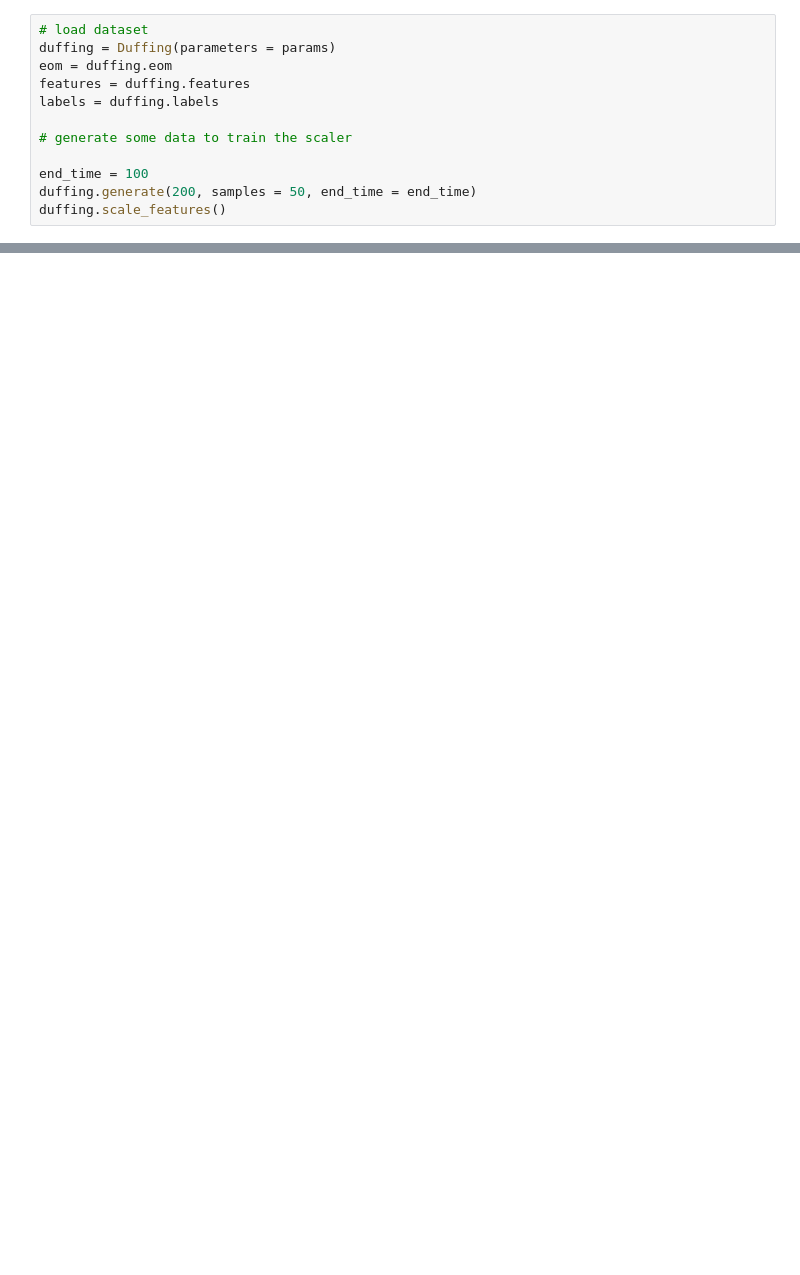
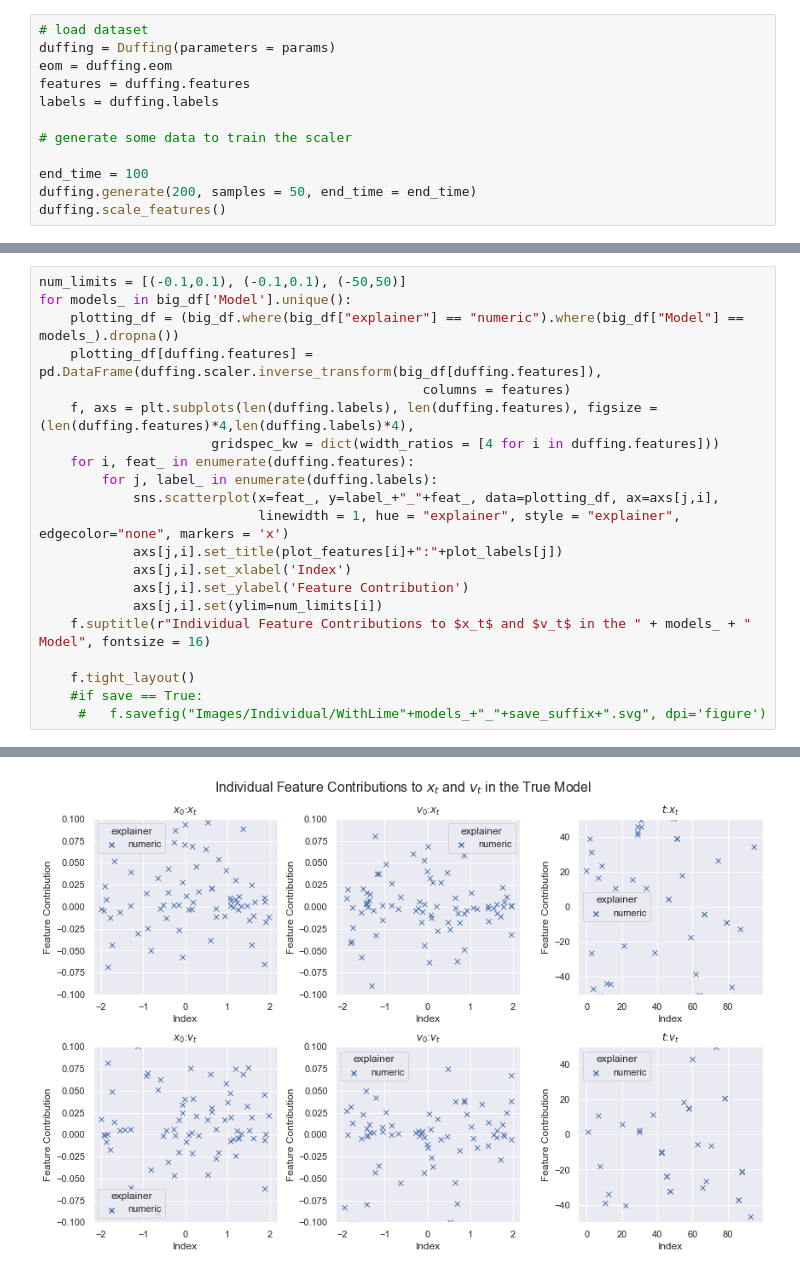
Before and after one commit to wgrosche/XAI, a Jupyter notebook: Plotting/Plotting_Notebook_all.ipynb, the cells around one changed output, grey strips where cells are left out. Drawn from its saved outputs; the diff is of its cells as text; blank space fills up the shorter version.

Commit message:
models should now actually do something in the evaluation

```diff
--- a/Plotting/Plotting_Notebook_all.ipynb
+++ b/Plotting/Plotting_Notebook_all.ipynb
@@ -501,0 +467,22 @@ Text(0, 0.5, '$v_t$')
+# %%
+num_limits = [(-0.1,0.1), (-0.1,0.1), (-50,50)]
+for models_ in big_df['Model'].unique():
+    plotting_df = (big_df.where(big_df["explainer"] == "numeric").where(big_df["Model"] == models_).dropna())
+    plotting_df[duffing.features] = pd.DataFrame(duffing.scaler.inverse_transform(big_df[duffing.features]),
+                                                 columns = features)
+    f, axs = plt.subplots(len(duffing.labels), len(duffing.features), figsize = (len(duffing.features)*4,len(duffing.labels)*4),
+                      gridspec_kw = dict(width_ratios = [4 for i in duffing.features]))
+    for i, feat_ in enumerate(duffing.features):
+        for j, label_ in enumerate(duffing.labels):
+            sns.scatterplot(x=feat_, y=label_+"_"+feat_, data=plotting_df, ax=axs[j,i],
+                            linewidth = 1, hue = "explainer", style = "explainer", edgecolor="none", markers = 'x')
+            axs[j,i].set_title(plot_features[i]+":"+plot_labels[j])
+            axs[j,i].set_xlabel('Index')
+            axs[j,i].set_ylabel('Feature Contribution')
+            axs[j,i].set(ylim=num_limits[i])
+    f.suptitle(r"Individual Feature Contributions to $x_t$ and $v_t$ in the " + models_ + " Model", fontsize = 16)
+
+    f.tight_layout()
+    #if save == True:
+     #   f.savefig("Images/Individual/WithLime"+models_+"_"+save_suffix+".svg", dpi='figure')
+# %% [output]
@@ -501,0 +507 @@ Text(0, 0.5, '$v_t$')
+[figure, added]
```
Also changed, not shown: parts of 32 cells of this notebook, 3 other files.
